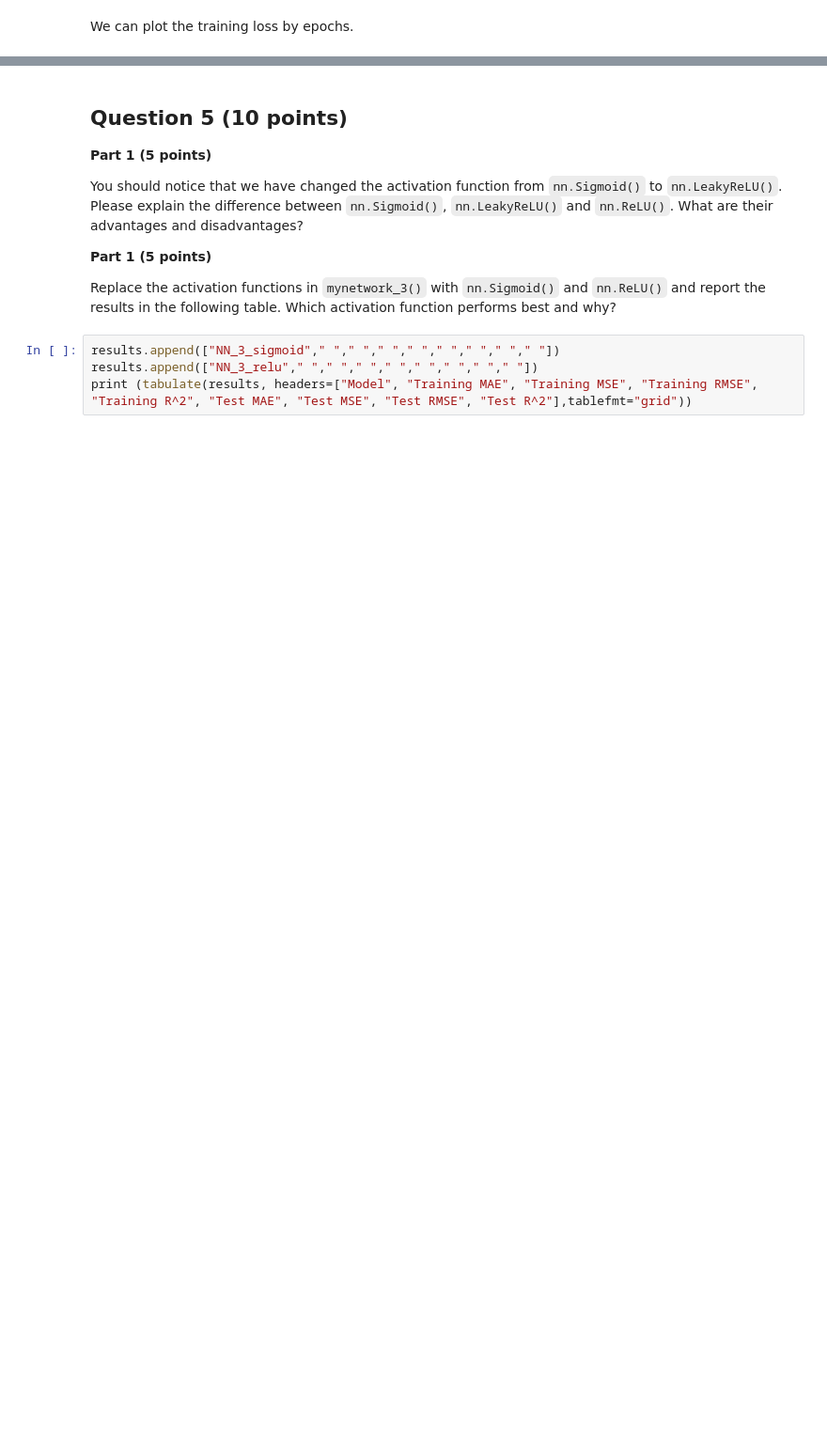
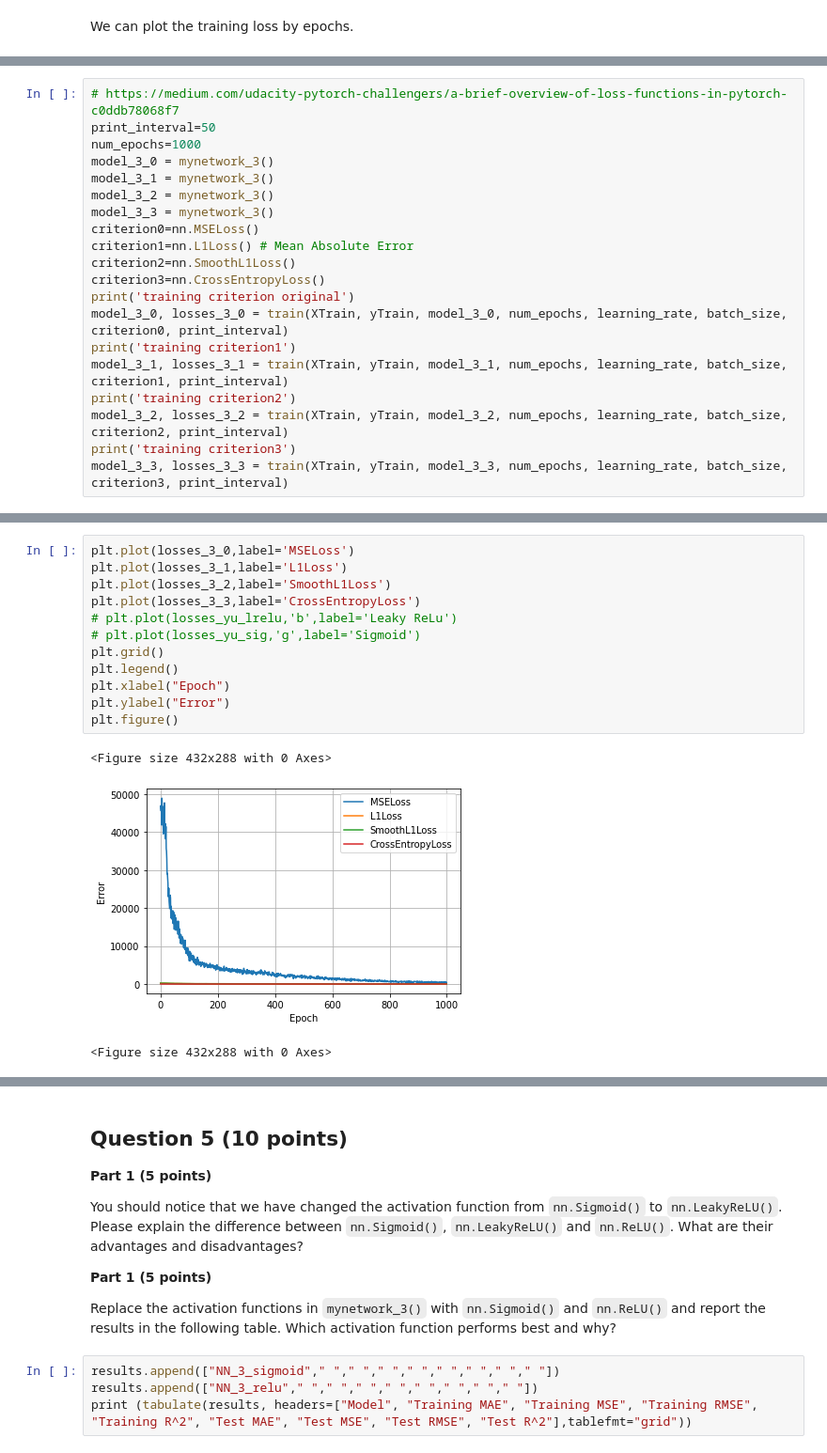
Before and after one commit to rcpaffenroth/PIC-Math-Workshop-on-Data-Science-2022, a Jupyter notebook: CaseStudy_3_NeuralNetwork.ipynb, the cells around one changed output, grey strips where cells are left out. Shown at 94% size. Drawn from its saved outputs; the diff is of its cells as text; blank space fills up the shorter version.

```diff
--- a/CaseStudy_3_NeuralNetwork.ipynb
+++ b/CaseStudy_3_NeuralNetwork.ipynb
@@ -583,0 +771,20 @@ print (tabulate(results, headers=["Model", "Training MAE", "Training MSE", "Trai
+# %%
+# https://medium.com/udacity-pytorch-challengers/a-brief-overview-of-loss-functions-in-pytorch-c0ddb78068f7
+print_interval=50
+num_epochs=1000
+model_3_0 = mynetwork_3()
+model_3_1 = mynetwork_3()
+model_3_2 = mynetwork_3()
+model_3_3 = mynetwork_3()
+criterion0=nn.MSELoss()
+criterion1=nn.L1Loss() # Mean Absolute Error
+criterion2=nn.SmoothL1Loss()
+criterion3=nn.CrossEntropyLoss()
+print('training criterion original')
+model_3_0, losses_3_0 = train(XTrain, yTrain, model_3_0, num_epochs, learning_rate, batch_size, criterion0, print_interval)
+print('training criterion1')
+model_3_1, losses_3_1 = train(XTrain, yTrain, model_3_1, num_epochs, learning_rate, batch_size, criterion1, print_interval)
+print('training criterion2')
+model_3_2, losses_3_2 = train(XTrain, yTrain, model_3_2, num_epochs, learning_rate, batch_size, criterion2, print_interval)
+print('training criterion3')
+model_3_3, losses_3_3 = train(XTrain, yTrain, model_3_3, num_epochs, learning_rate, batch_size, criterion3, print_interval)
@@ -583,0 +809,16 @@ print (tabulate(results, headers=["Model", "Training MAE", "Training MSE", "Trai
+# %%
+plt.plot(losses_3_0,label='MSELoss')
+plt.plot(losses_3_1,label='L1Loss')
+plt.plot(losses_3_2,label='SmoothL1Loss')
+plt.plot(losses_3_3,label='CrossEntropyLoss')
+# plt.plot(losses_yu_lrelu,'b',label='Leaky ReLu')
+# plt.plot(losses_yu_sig,'g',label='Sigmoid')
+plt.grid()
+plt.legend()
+plt.xlabel("Epoch")
+plt.ylabel("Error")
+plt.figure()
+# %% [output]
+<Figure size 432x288 with 0 Axes>
+[figure, added]
+<Figure size 432x288 with 0 Axes>
```
Also changed, not shown: parts of 39 cells of this notebook, 1 other file.
